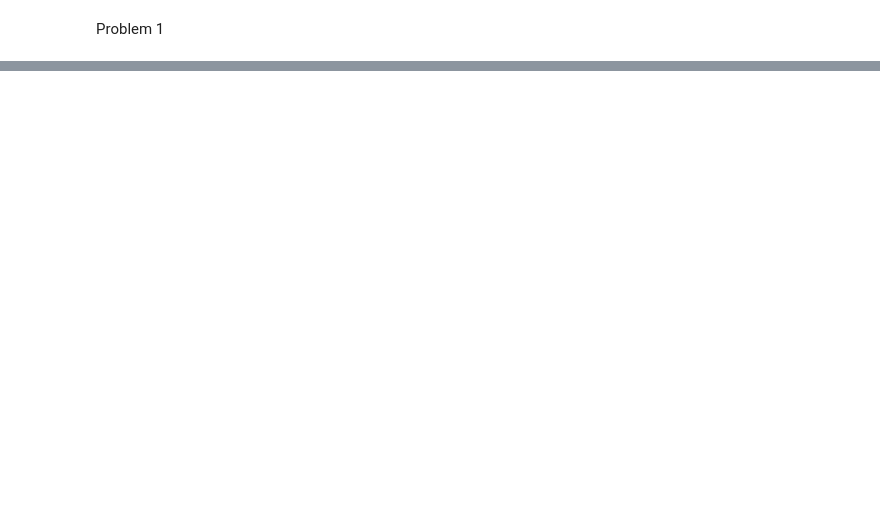
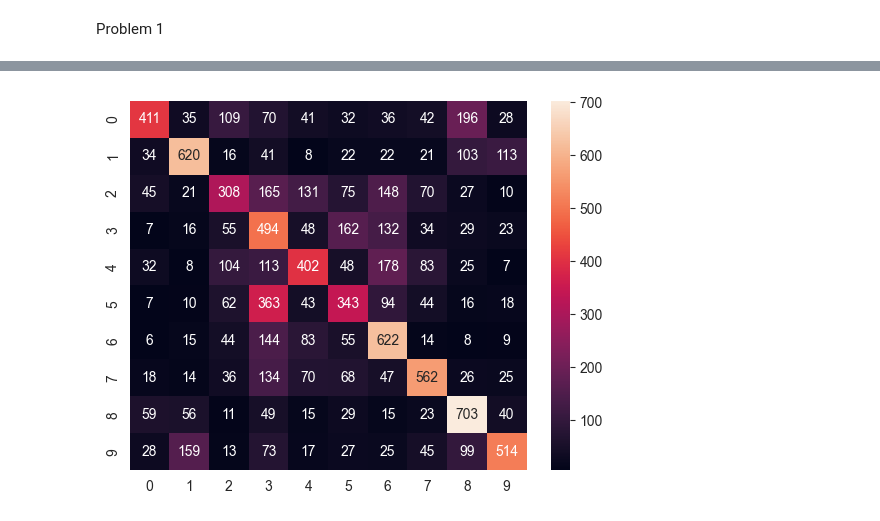
Before and after one commit to Swayyum/Intro-to-Deep-Learning, a Jupyter notebook: HW1/HW1.ipynb, the cells around one changed output, grey strips where cells are left out. Drawn from its saved outputs; the diff is of its cells as text; code cells hidden in the pictures; blank space fills up the shorter version.

```diff
--- a/HW1/HW1.ipynb
+++ b/HW1/HW1.ipynb
@@ -144,0 +213,93 @@ plt.show()
+# %%
+if __name__ == "__main__":
+    cifar10_dir = r'C:\Users\SirM\Desktop\Swayam\Intro To ML\cifar-10-batches-py'
+
+    train_data, train_labels, test_data, test_labels = load_cifar10_data(cifar10_dir)
+    train_data = torch.tensor(train_data, dtype=torch.float32)
+    train_labels = torch.tensor(train_labels, dtype=torch.long)
+    test_data = torch.tensor(test_data, dtype=torch.float32)
+    test_labels = torch.tensor(test_labels, dtype=torch.long)
+
+    train_data /= 255.0
+    test_data /= 255.0
+
+
+    trainloader = torch.utils.data.DataLoader(list(zip(train_data, train_labels)), batch_size=64, shuffle=True)
+    testloader = torch.utils.data.DataLoader(list(zip(test_data, test_labels)), batch_size=64, shuffle=False)
+# %%
+model = MLP().to(device)
+criterion = nn.CrossEntropyLoss()
+optimizer = optim.Adam(model.parameters(), lr=0.001)
+# Training loop
+num_epochs = 20
+train_loss = []
+train_accuracy = []
+val_accuracy = []
+val_loss = []
+for epoch in range(num_epochs):
+    model.train()  # Set the model to training mode
+    running_loss = 0.0
+    correct = 0
+    total = 0
+
+    for i, data in enumerate(trainloader, 0):
+        inputs, labels = data
+        inputs, labels = inputs.to(device), labels.to(device)
+
+        optimizer.zero_grad()
+
+        outputs = model(inputs)
+        loss = criterion(outputs, labels)
+        loss.backward()
+        optimizer.step()
+
+        running_loss += loss.item()
+        _, predicted = torch.max(outputs.data, 1)
+        total += labels.size(0)
+        correct += (predicted == labels).sum().item()
+    print(f'Epoch {epoch + 1}, loss: {running_loss / len(trainloader)}')
+
+    train_loss.append(running_loss / len(trainloader))
+    train_accuracy.append(100 * correct / total)
+
+    # Validation accuracy
+    model.eval()  # Set the model to evaluation mode
+    correct = 0
+    total = 0
+    with torch.no_grad():
+        for data in testloader:
+            images, labels = data
+            images, labels = images.to(device), labels.to(device)
+            outputs = model(images)
+            loss = criterion(outputs, labels)  # Calculate validation loss
+            val_running_loss += loss.item()
+
+            _, predicted = torch.max(outputs.data, 1)
+            total += labels.size(0)
+            correct += (predicted == labels).sum().item()
+
+    val_loss.append(val_running_loss / len(testloader))
+    val_accuracy.append(100 * correct / total)
+
+# Evaluating the model
+y_pred = []
+y_true = []
+with torch.no_grad():
+    for data in testloader:
+        images, labels = data
+        images, labels = images.to(device), labels.to(device)
+        outputs = model(images)
+        _, predicted = torch.max(outputs, 1)
+        y_pred.extend(predicted.cpu().numpy())
+        y_true.extend(labels.cpu().numpy())
+
+precision, recall, f1, _ = precision_recall_fscore_support(y_true, y_pred, average='macro')
+conf_mat = confusion_matrix(y_true, y_pred)
+
+accuracy = 100 * correct / total
+print(f'Accuracy: {accuracy} %')
+print(f"Precision: {precision}")
+print(f"Recall: {recall}")
+print(f"F1 Score: {f1}")
+sns.heatmap(conf_mat, annot=True, fmt='d')
+# %% [output]
@@ -144,0 +324 @@ plt.show()
+[figure, added]
```
Also changed, not shown: parts of 17 cells of this notebook, 1 other file.
